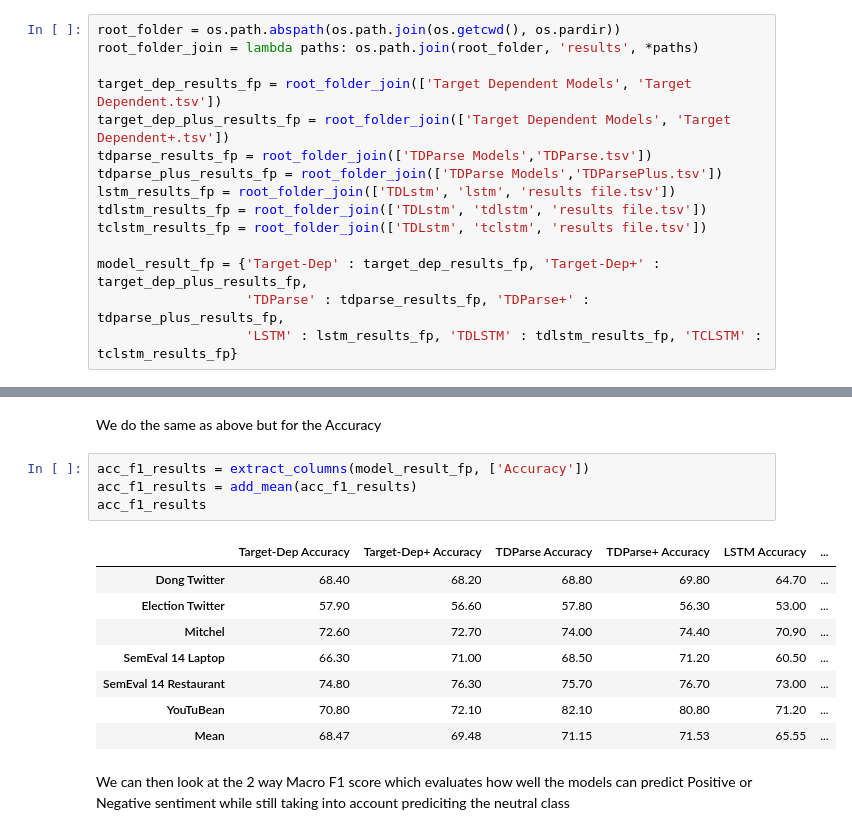
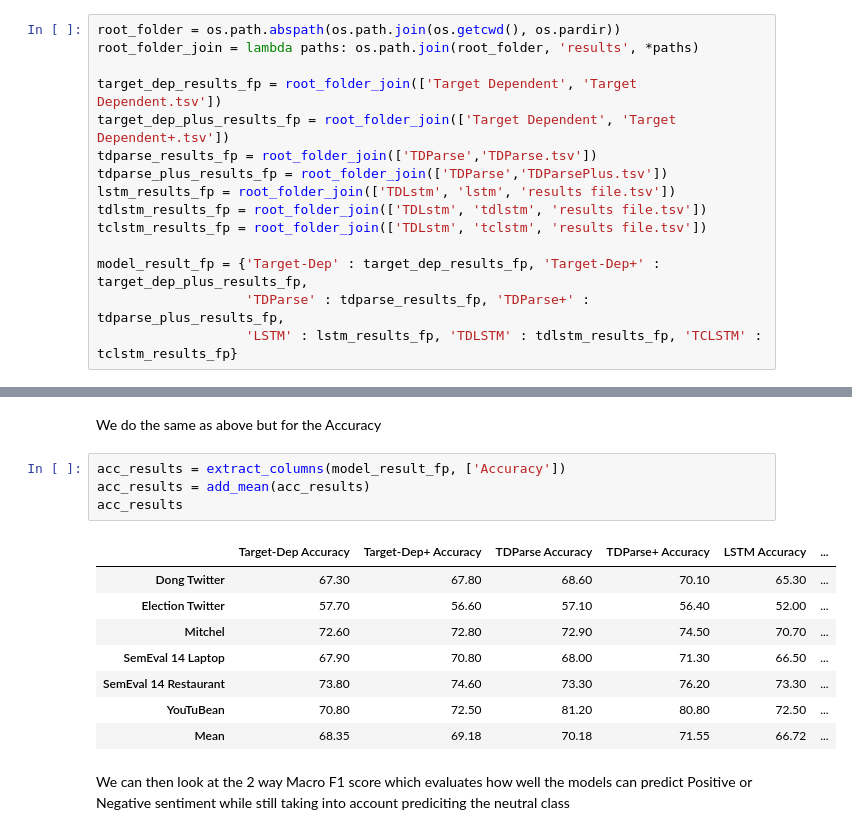
Before and after one commit to apmoore1/Bella, a Jupyter notebook: notebooks/Mass Evaluation Result Analysis.ipynb, the cells around one changed output, grey strips where cells are left out. Saved outputs shown, nothing was run; the diff lists cells and outputs as text.

```diff
--- a/notebooks/Mass Evaluation Result Analysis.ipynb
+++ b/notebooks/Mass Evaluation Result Analysis.ipynb
@@ -48,10 +37,10 @@ Below we are matching the name of the model to the result file for that model
 root_folder = os.path.abspath(os.path.join(os.getcwd(), os.pardir))
 root_folder_join = lambda paths: os.path.join(root_folder, 'results', *paths)
 
-target_dep_results_fp = root_folder_join(['Target Dependent Models', 'Target Dependent.tsv'])
-target_dep_plus_results_fp = root_folder_join(['Target Dependent Models', 'Target Dependent+.tsv'])
-tdparse_results_fp = root_folder_join(['TDParse Models','TDParse.tsv'])
-tdparse_plus_results_fp = root_folder_join(['TDParse Models','TDParsePlus.tsv'])
+target_dep_results_fp = root_folder_join(['Target Dependent', 'Target Dependent.tsv'])
+target_dep_plus_results_fp = root_folder_join(['Target Dependent', 'Target Dependent+.tsv'])
+tdparse_results_fp = root_folder_join(['TDParse','TDParse.tsv'])
+tdparse_plus_results_fp = root_folder_join(['TDParse','TDParsePlus.tsv'])
 lstm_results_fp = root_folder_join(['TDLstm', 'lstm', 'results file.tsv'])
 tdlstm_results_fp = root_folder_join(['TDLstm', 'tdlstm', 'results file.tsv'])
 tclstm_results_fp = root_folder_join(['TDLstm', 'tclstm', 'results file.tsv'])
@@ -77,18 +66,18 @@ acc_f1_results
 # %% [markdown]
 We do the same as above but for the Accuracy
 # %%
-acc_f1_results = extract_columns(model_result_fp, ['Accuracy'])
-acc_f1_results = add_mean(acc_f1_results)
-acc_f1_results
+acc_results = extract_columns(model_result_fp, ['Accuracy'])
+acc_results = add_mean(acc_results)
+acc_results
 # %% [output]
 |  | Target-Dep Accuracy | Target-Dep+ Accuracy | TDParse Accuracy | TDParse+ Accuracy | LSTM Accuracy | ... |
-| Dong Twitter | 68.40 | 68.20 | 68.80 | 69.80 | 64.70 | ... |
-| Election Twitter | 57.90 | 56.60 | 57.80 | 56.30 | 53.00 | ... |
-| Mitchel | 72.60 | 72.70 | 74.00 | 74.40 | 70.90 | ... |
-| SemEval 14 Laptop | 66.30 | 71.00 | 68.50 | 71.20 | 60.50 | ... |
-| SemEval 14 Restaurant | 74.80 | 76.30 | 75.70 | 76.70 | 73.00 | ... |
-| YouTuBean | 70.80 | 72.10 | 82.10 | 80.80 | 71.20 | ... |
-| Mean | 68.47 | 69.48 | 71.15 | 71.53 | 65.55 | ... |
+| Dong Twitter | 67.30 | 67.80 | 68.60 | 70.10 | 65.30 | ... |
+| Election Twitter | 57.70 | 56.60 | 57.10 | 56.40 | 52.00 | ... |
+| Mitchel | 72.60 | 72.80 | 72.90 | 74.50 | 70.70 | ... |
+| SemEval 14 Laptop | 67.90 | 70.80 | 68.00 | 71.30 | 66.50 | ... |
+| SemEval 14 Restaurant | 73.80 | 74.60 | 73.30 | 76.20 | 73.30 | ... |
+| YouTuBean | 70.80 | 72.50 | 81.20 | 80.80 | 72.50 | ... |
+| Mean | 68.35 | 69.18 | 70.18 | 71.55 | 66.72 | ... |
 # %% [markdown]
 We can then look at the 2 way Macro F1 score which evaluates how well the models can predict Positive or Negative sentiment while still taking into account prediciting the neutral class
 # %%
```
Also changed, not shown: parts of 7 cells of this notebook, 1 other file.
